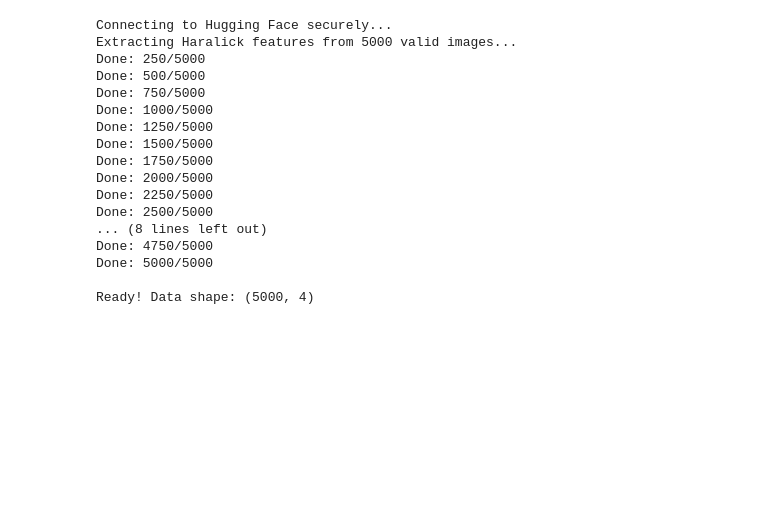
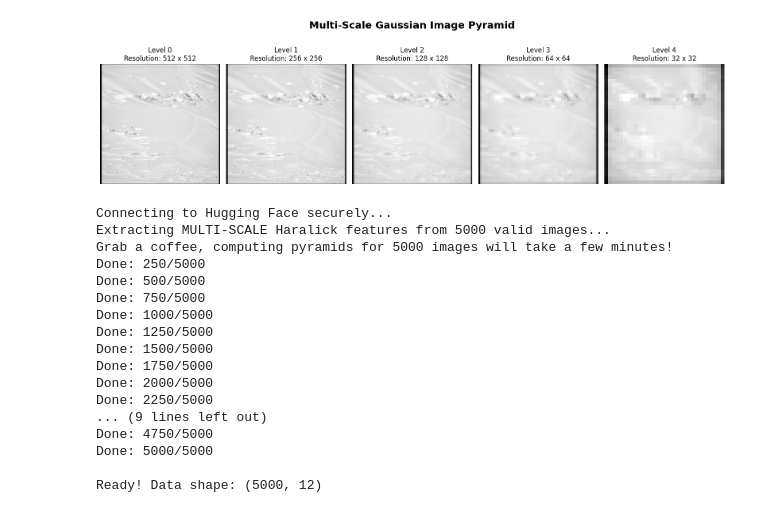
Before and after one commit to Shahad-Hossain/svm, a Jupyter notebook: main.ipynb, the cells around one changed output. Saved outputs shown, nothing was run; the diff lists cells and outputs as text; code cells hidden in the pictures; blank space fills up the shorter version.

```diff
--- a/main.ipynb
+++ b/main.ipynb
@@ -13,6 +48,30 @@ from PIL import Image
+# %%
+image_path = "image.png"
+
+try:
+    img_pil = Image.open(image_path).convert('L').resize((512, 512))
+    img_array = np.array(img_pil)
+
+    pyramid = tuple(pyramid_gaussian(img_array, downscale=2, max_layer=4))
+
+    fig, axes = plt.subplots(1, len(pyramid), figsize=(16, 5))
+    fig.suptitle("Multi-Scale Gaussian Image Pyramid", fontsize=18, fontweight='bold')
+
+    for i, (ax, p_img) in enumerate(zip(axes, pyramid)):
+        ax.imshow(p_img, cmap='gray')
+
+        h, w = p_img.shape
+        ax.set_title(f"Level {i}\nResolution: {w} x {h}", fontsize=12)
+        ax.axis('off')
+
+    plt.tight_layout()
+    plt.show()
+
+except FileNotFoundError:
+    print(f"Could not find {image_path}. Please check the file name!")
+# %% [output]
+[figure, added]
 # %%
-# Fetching from an online hugging face dataset https://huggingface.co/datasets/hassanjbara/AI4MARS
-
 print("Connecting to Hugging Face securely...")
 
 ds = load_dataset(
@@ -24,7 +83,7 @@ ds = load_dataset(
 features_list = []
 labels_list = []
 
-print("Extracting Haralick features from 5000 valid images...")
+print("Extracting MULTI-SCALE Haralick features from 5000 valid images...")
 
 for example in ds:
     if example['label_mask'] is None:
@@ -39,10 +98,27 @@ for example in ds:
     dominant_class = np.argmax(np.bincount(mask_filtered))
 
     img = np.array(example['image'].convert('L'))
-    h_features = mh.features.haralick(img).mean(axis=0)
-    selected = h_features[[0, 1, 2, 8]]
 
-    features_list.append(selected)
+    # max_layer=2 yields 3 total images: (Original, 1/2 size, 1/4 size)
+    pyramid = tuple(pyramid_gaussian(img, downscale=2, max_layer=2))
+
+    multi_scale_features = []
+
+    for level_img in pyramid:
+        level_img_uint8 = (level_img * 255).astype(np.uint8)
+
+        # Extract Haralick for this specific scale
+        h_features = mh.features.haralick(level_img_uint8).mean(axis=0)
+
+        # Select Energy, Contrast, Correlation, Entropy
+        selected = h_features[[0, 1, 2, 8]]
+
+        # Extend adds these 4 numbers to our list for the current image
+        multi_scale_features.extend(selected)
+
+    # Append the combined 12 features (4 features * 3 levels) to our main list
+    features_list.append(multi_scale_features)
+
     labels_list.append(dominant_class)
 
     if len(features_list) % 250 == 0:
@@ -51,17 +127,19 @@ for example in ds:
     if len(features_list) == 5000:
         break
 
+# 4. Final Data Preparation
 X = np.array(features_list)
 y = np.array(labels_list)
 
-
+# 5. Scale all 12 multi-scale features
 scaler = StandardScaler()
 X_scaled = scaler.fit_transform(X)
 
 print(f"\nReady! Data shape: {X_scaled.shape}")
 # %% [output]
 Connecting to Hugging Face securely...
-Extracting Haralick features from 5000 valid images...
+Extracting MULTI-SCALE Haralick features from 5000 valid images...
+Grab a coffee, computing pyramids for 5000 images will take a few minutes!
 Done: 250/5000
 Done: 500/5000
 Done: 750/5000
@@ -71,12 +149,11 @@ Done: 1500/5000
 Done: 1750/5000
 Done: 2000/5000
 Done: 2250/5000
-Done: 2500/5000
-... (8 lines left out)
+... (9 lines left out)
 Done: 4750/5000
 Done: 5000/5000
 
-Ready! Data shape: (5000, 4)
+Ready! Data shape: (5000, 12)
 # %%
 X_train, X_test, y_train, y_test = train_test_split(X_scaled, y, test_size=0.2, random_state=42)
 
```
Also changed, not shown: parts of 5 cells of this notebook, 6 other files.
